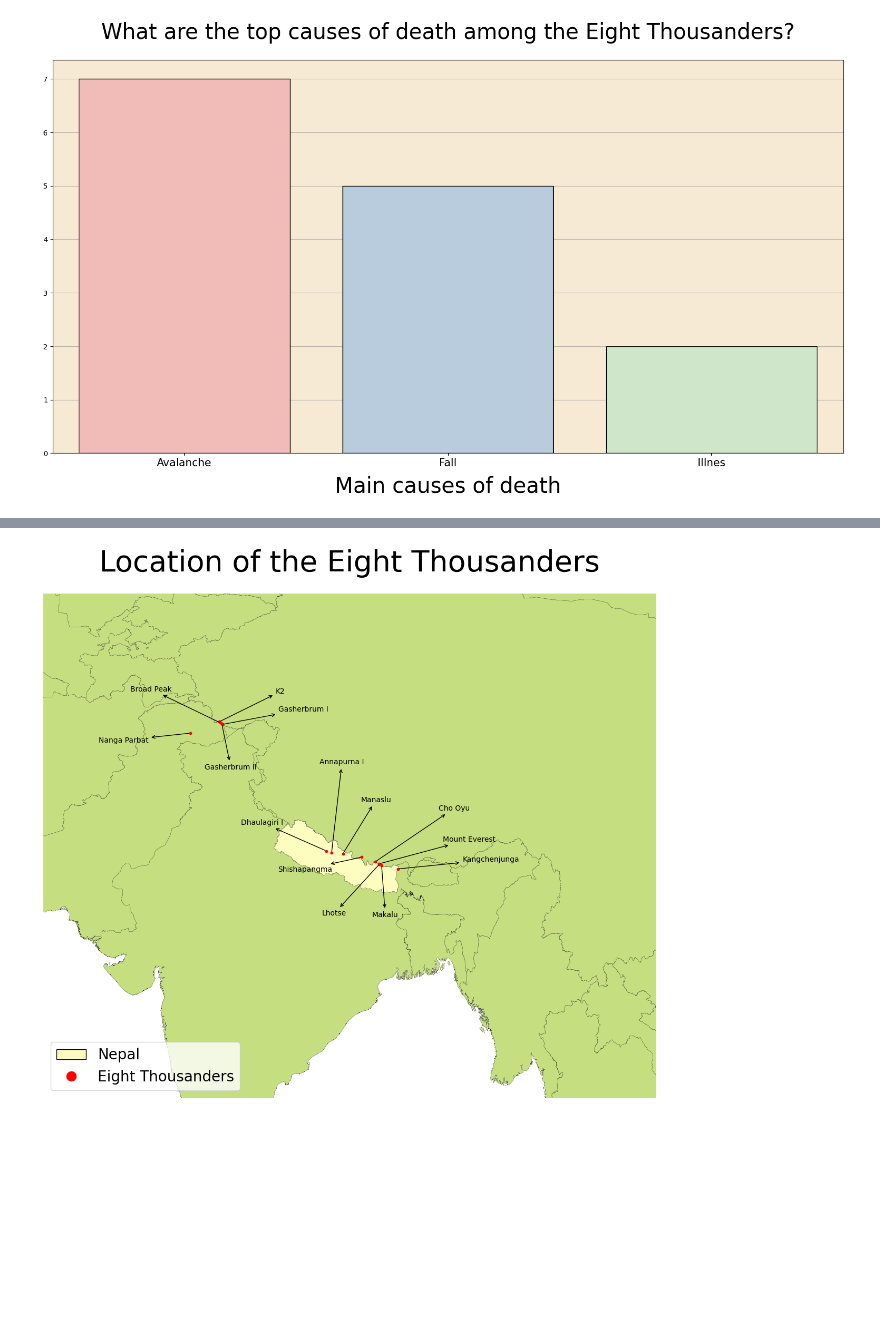
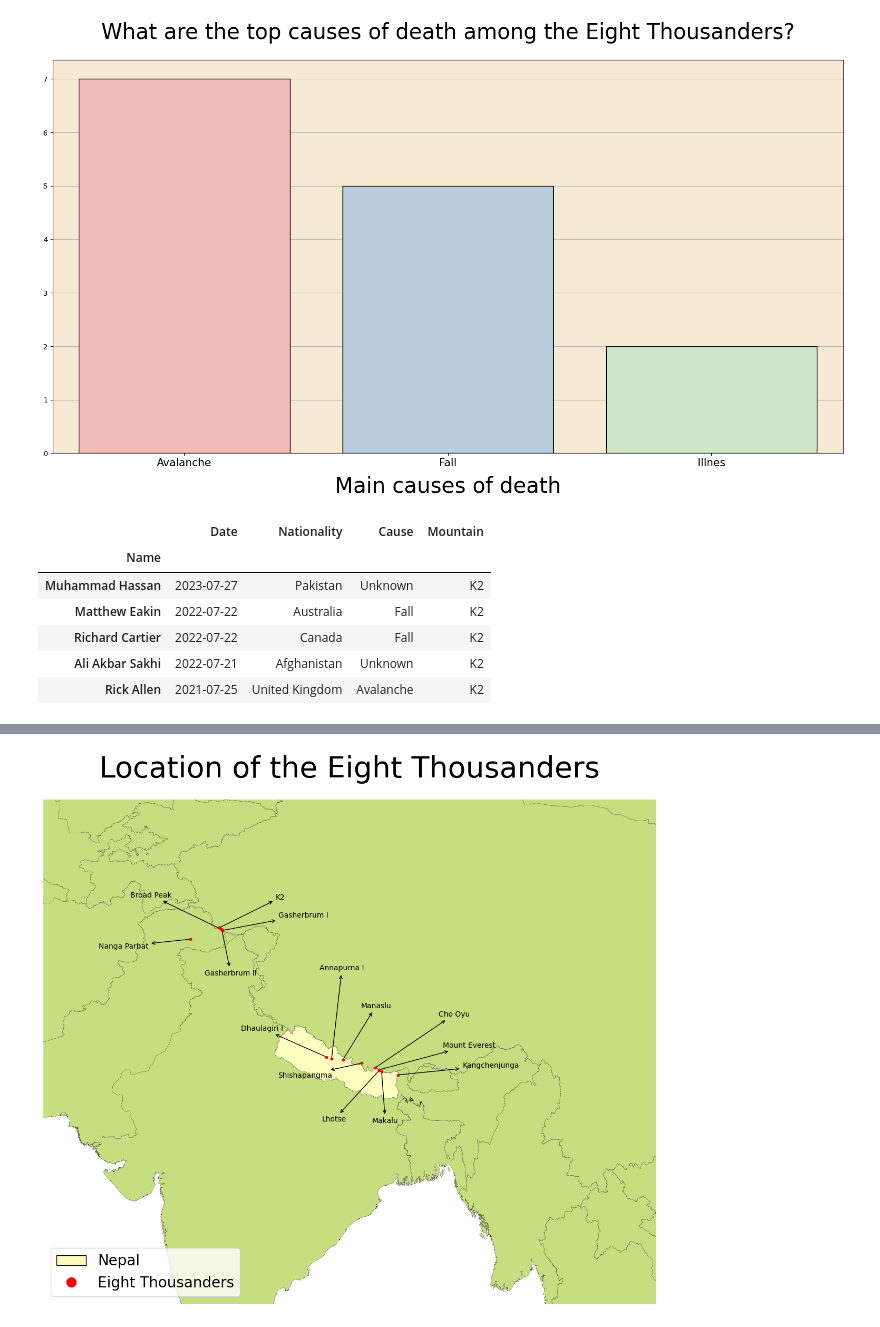
Before and after one commit to dariogemo/deaths_on_eight_thousanders, a Jupyter notebook: deaths_mountains.ipynb, the cells around one changed output, grey strips where cells are left out. Cells and saved outputs as stored; diff of their text form; code cells hidden in the pictures; blank space fills up the shorter version.

```diff
--- a/deaths_mountains.ipynb
+++ b/deaths_mountains.ipynb
@@ -303,3 +303,13 @@ plt.xticks(fontsize = 15)
 plt.show()
 # %% [output]
 [figure]
+# %%
+df.head()
+# %% [output]
+|  | Date | Nationality | Cause | Mountain |
+| Name |  |  |  |  |
+| Muhammad Hassan | 2023-07-27 | Pakistan | Unknown | K2 |
+| Matthew Eakin | 2022-07-22 | Australia | Fall | K2 |
+| Richard Cartier | 2022-07-22 | Canada | Fall | K2 |
+| Ali Akbar Sakhi | 2022-07-21 | Afghanistan | Unknown | K2 |
+| Rick Allen | 2021-07-25 | United Kingdom | Avalanche | K2 |
```
Also changed, not shown: parts of 14 cells of this notebook.
